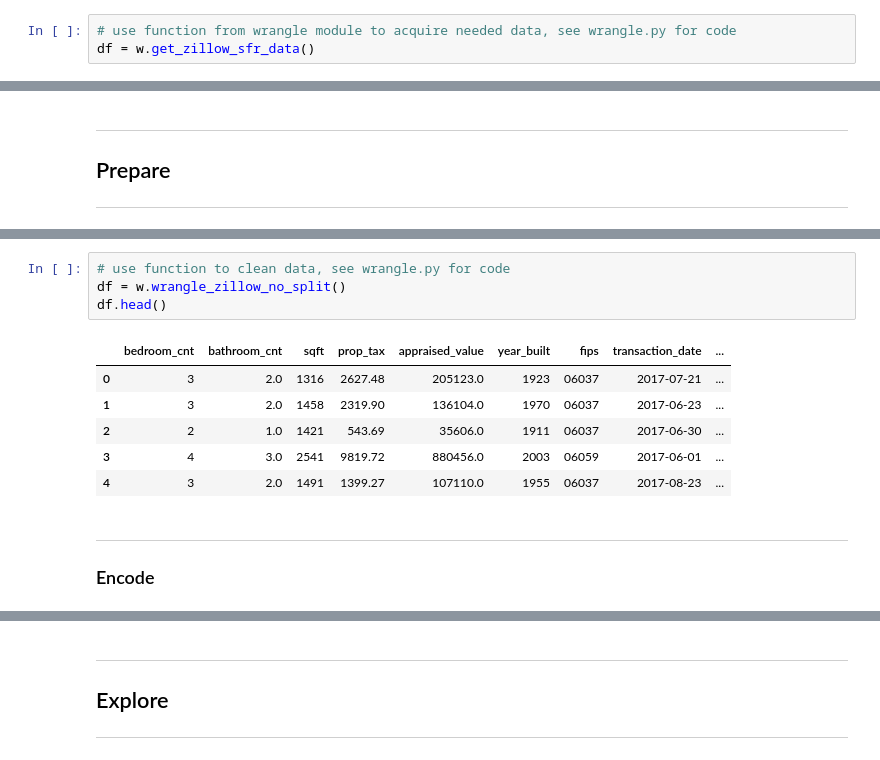
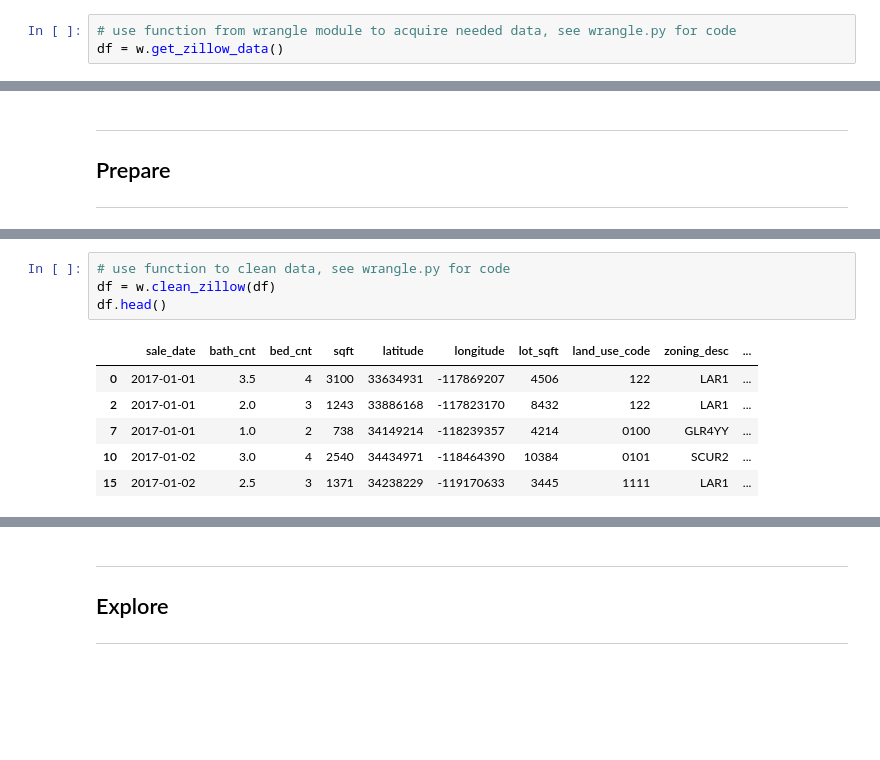
Before and after one commit to adam-talbot/clustering-project, a Jupyter notebook: final_notebook.ipynb, the cells around one changed output, grey strips where cells are left out. Cells and saved outputs as stored; diff of their text form; blank space fills up the shorter version.

```diff
--- a/final_notebook.ipynb
+++ b/final_notebook.ipynb
@@ -62,3 +66,3 @@ import evaluate as ev
 # %%
 # use function from wrangle module to acquire needed data, see wrangle.py for code
-df = w.get_zillow_sfr_data()
+df = w.get_zillow_data()
@@ -124,14 +109,11 @@ w.plot_boxplots(df)
 # %%
 # use function to clean data, see wrangle.py for code
-df = w.wrangle_zillow_no_split()
+df = w.clean_zillow(df)
 df.head()
 # %% [output]
-|  | bedroom_cnt | bathroom_cnt | sqft | prop_tax | appraised_value | year_built | fips | transaction_date | ... |
-| 0 | 3 | 2.0 | 1316 | 2627.48 | 205123.0 | 1923 | 06037 | 2017-07-21 | ... |
-| 1 | 3 | 2.0 | 1458 | 2319.90 | 136104.0 | 1970 | 06037 | 2017-06-23 | ... |
-| 2 | 2 | 1.0 | 1421 | 543.69 | 35606.0 | 1911 | 06037 | 2017-06-30 | ... |
-| 3 | 4 | 3.0 | 2541 | 9819.72 | 880456.0 | 2003 | 06059 | 2017-06-01 | ... |
-| 4 | 3 | 2.0 | 1491 | 1399.27 | 107110.0 | 1955 | 06037 | 2017-08-23 | ... |
+|  | sale_date | bath_cnt | bed_cnt | sqft | latitude | longitude | lot_sqft | land_use_code | zoning_desc | ... |
+| 0 | 2017-01-01 | 3.5 | 4 | 3100 | 33634931 | -117869207 | 4506 | 122 | LAR1 | ... |
+| 2 | 2017-01-01 | 2.0 | 3 | 1243 | 33886168 | -117823170 | 8432 | 122 | LAR1 | ... |
+| 7 | 2017-01-01 | 1.0 | 2 | 738 | 34149214 | -118239357 | 4214 | 0100 | GLR4YY | ... |
+| 10 | 2017-01-02 | 3.0 | 4 | 2540 | 34434971 | -118464390 | 10384 | 0101 | SCUR2 | ... |
+| 15 | 2017-01-02 | 2.5 | 3 | 1371 | 34238229 | -119170633 | 3445 | 1111 | LAR1 | ... |
-# %% [markdown]
----
-### Encode
```
Also changed, not shown: parts of 35 cells of this notebook, 3 other files.
